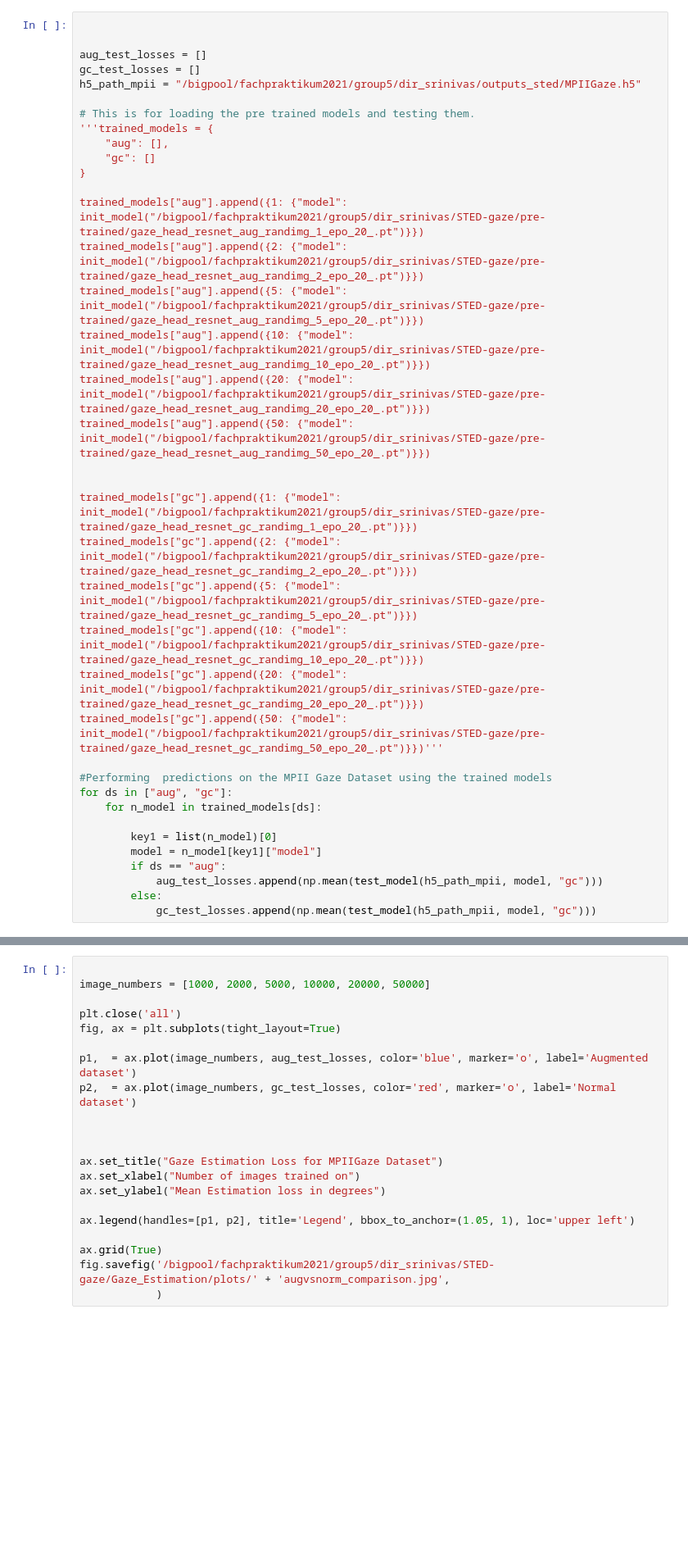
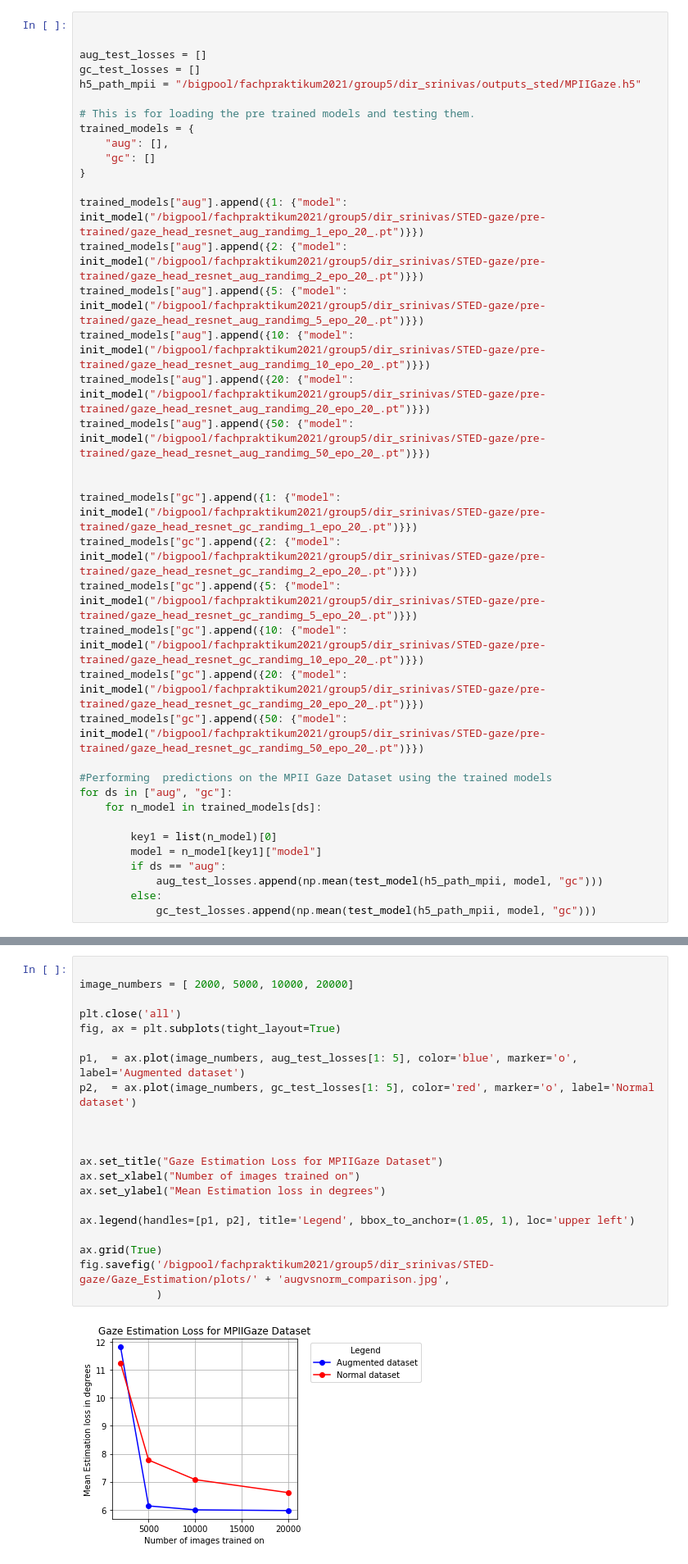
Before and after one commit to codeastra2/GazeRedirectionEstimation, a Jupyter notebook: train_gaze_estimator.ipynb, the cells around one changed output, grey strips where cells are left out. Shown at 82% size. Saved outputs shown, nothing was run; the diff lists cells and outputs as text; blank space fills up the shorter version.

Commit message:
Added new plots for augvnorm comparison

```diff
--- a/train_gaze_estimator.ipynb
+++ b/train_gaze_estimator.ipynb
@@ -370,7 +370,7 @@ gc_test_losses = []
 h5_path_mpii = "/bigpool/fachpraktikum2021/group5/dir_srinivas/outputs_sted/MPIIGaze.h5"
 
 # This is for loading the pre trained models and testing them.
-'''trained_models = {
+trained_models = {
     "aug": [],
     "gc": []
 }
@@ -388,7 +388,7 @@ trained_models["gc"].append({2: {"model": init_model("/bigpool/fachpraktikum2021
 trained_models["gc"].append({5: {"model": init_model("/bigpool/fachpraktikum2021/group5/dir_srinivas/STED-gaze/pre-trained/gaze_head_resnet_gc_randimg_5_epo_20_.pt")}})
 trained_models["gc"].append({10: {"model": init_model("/bigpool/fachpraktikum2021/group5/dir_srinivas/STED-gaze/pre-trained/gaze_head_resnet_gc_randimg_10_epo_20_.pt")}})
 trained_models["gc"].append({20: {"model": init_model("/bigpool/fachpraktikum2021/group5/dir_srinivas/STED-gaze/pre-trained/gaze_head_resnet_gc_randimg_20_epo_20_.pt")}})
-trained_models["gc"].append({50: {"model": init_model("/bigpool/fachpraktikum2021/group5/dir_srinivas/STED-gaze/pre-trained/gaze_head_resnet_gc_randimg_50_epo_20_.pt")}})'''
+trained_models["gc"].append({50: {"model": init_model("/bigpool/fachpraktikum2021/group5/dir_srinivas/STED-gaze/pre-trained/gaze_head_resnet_gc_randimg_50_epo_20_.pt")}})
 
 #Performing  predictions on the MPII Gaze Dataset using the trained models
 for ds in ["aug", "gc"]:
@@ -427,22 +457,24 @@ fig.savefig('/bigpool/fachpraktikum2021/group5/dir_srinivas/STED-gaze/Gaze_Estim
 [figure]
 # %%
 
-image_numbers = [1000, 2000, 5000, 10000, 20000, 50000]
+image_numbers = [ 2000, 5000, 10000, 20000]
 
 plt.close('all')
 fig, ax = plt.subplots(tight_layout=True)
 
-p1,  = ax.plot(image_numbers, aug_test_losses, color='blue', marker='o', label='Augmented dataset')
-p2,  = ax.plot(image_numbers, gc_test_losses, color='red', marker='o', label='Normal dataset')
+p1,  = ax.plot(image_numbers, aug_test_losses[1: 5], color='blue', marker='o', label='Augmented dataset')
+p2,  = ax.plot(image_numbers, gc_test_losses[1: 5], color='red', marker='o', label='Normal dataset')
 
 
 
 ax.set_title("Gaze Estimation Loss for MPIIGaze Dataset")
 ax.set_xlabel("Number of images trained on")
 ax.set_ylabel("Mean Estimation loss in degrees")
 
 ax.legend(handles=[p1, p2], title='Legend', bbox_to_anchor=(1.05, 1), loc='upper left')
 
 ax.grid(True)
 fig.savefig('/bigpool/fachpraktikum2021/group5/dir_srinivas/STED-gaze/Gaze_Estimation/plots/' + 'augvsnorm_comparison.jpg',
             )
+# %% [output]
+[figure, added]
```
Also changed, not shown: parts of 3 cells of this notebook, 1 other file.
